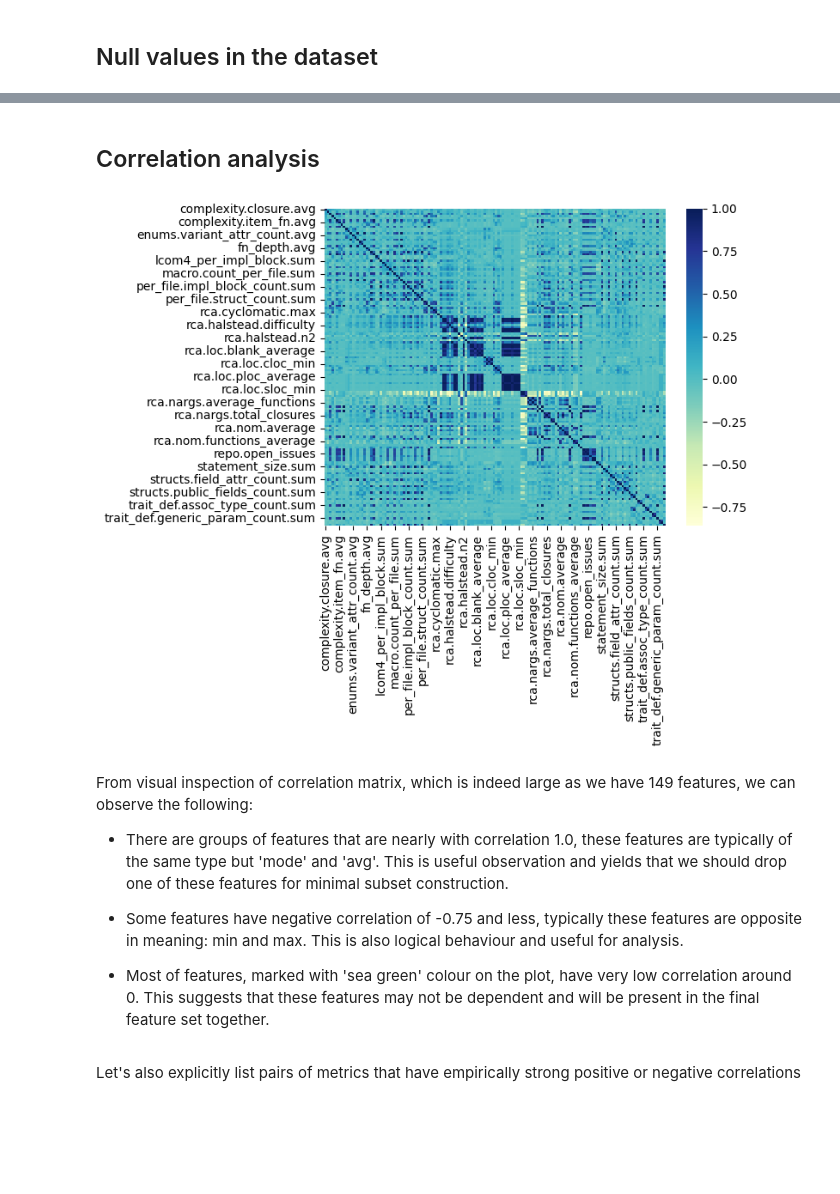
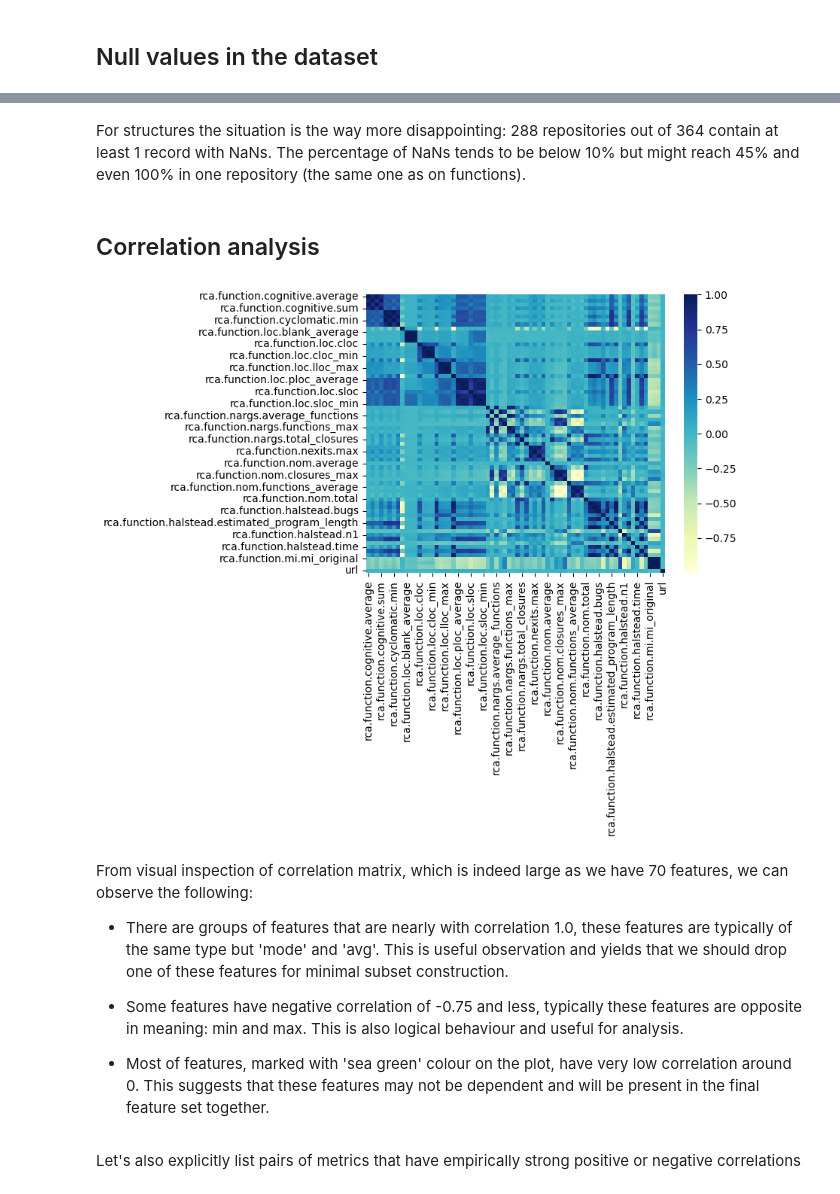
Before and after one commit to Glemhel/subsetter, a Jupyter notebook: Subsetter.ipynb, the cells around one changed output, grey strips where cells are left out. Drawn from its saved outputs; the diff is of its cells as text; code cells hidden in the pictures; blank space fills up the shorter version.

```diff
--- a/Subsetter.ipynb
+++ b/Subsetter.ipynb
@@ -68,0 +28,14 @@ df
+# %%
+with open('data/function_metrics.txt') as f:
+        function_metrics_list = [l.strip() for l in f]
+# %%
+with open('data/struct_metrics.txt') as f:
+        struct_metrics_list = [l.strip() for l in f]
+# %%
+with open('analysis/url_encoder.json') as f:
+        urls_encoder = json.loads(f.read())
+urls_decoder = {v:k for k, v in urls_encoder.items()}
+# %%
+df_functions = df[function_metrics_list + ['url']].replace({'url': urls_encoder})
+df_functions = df_functions.explode(function_metrics_list)
+df_functions[function_metrics_list] = df_functions[function_metrics_list].astype(float)
@@ -247,12 +304,14 @@ We have 35 repositories with at least one NA value for some metric, from total o
+# %% [markdown]
+For structures the situation is the way more disappointing: 288 repositories out of 364 contain at least 1 record with NaNs. The percentage of NaNs tends to be below 10% but might reach 45% and even 100% in one repository (the same one as on functions).
 # %% [markdown]
 ## Correlation analysis
 # %%
-dataplot = sns.heatmap(df.corr(), cmap="YlGnBu", annot=False)
+dataplot = sns.heatmap(df_functions.corr(), cmap="YlGnBu", annot=False)
 plt.show()
 # %% [output]
-[figure, old version]
+[figure, new version]
 # %% [markdown]
-From visual inspection of correlation matrix, which is indeed large as we have 149 features, we can observe the following:
+From visual inspection of correlation matrix, which is indeed large as we have 70 features, we can observe the following:
 
 - There are groups of features that are nearly with correlation 1.0, these features are typically of the same type but 'mode' and 'avg'. This is useful observation and yields that we should drop one of these features for minimal subset construction.
 
```
Also changed, not shown: parts of 79 cells of this notebook.
